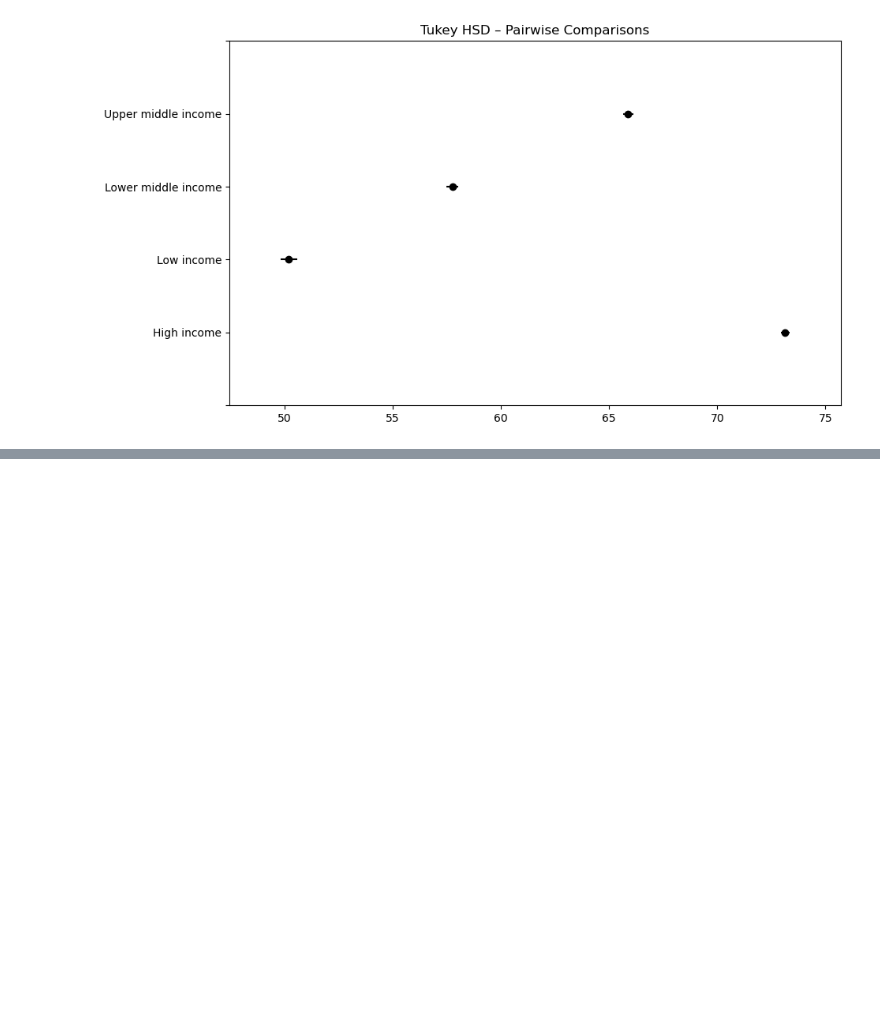
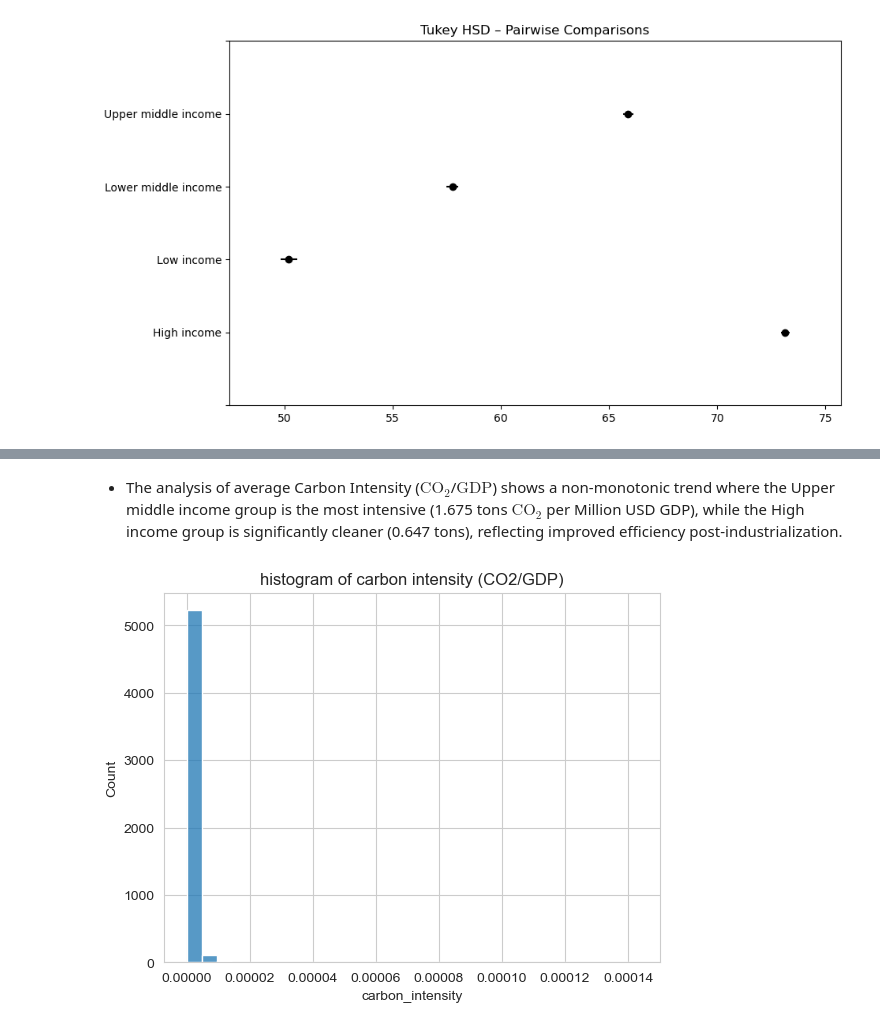
Before and after one commit to Avonik/ASDA_2025_newGroup_4_Portfolio, a Jupyter notebook: notebooks/week_05_group_4_notebook.ipynb, the cells around one changed output, grey strips where cells are left out. Cells and saved outputs as stored; diff of their text form; code cells hidden in the pictures; blank space fills up the shorter version.

```diff
--- a/notebooks/week_05_group_4_notebook.ipynb
+++ b/notebooks/week_05_group_4_notebook.ipynb
@@ -521,0 +692,3 @@ plt.show()
+# %%
+df_co2 = df.dropna(subset=['gdp_current_us', 'co2_emisions'])
+df_co2['carbon_intensity'] = df_co2['co2_emisions'] / df_co2['gdp_current_us']
@@ -521,0 +716,8 @@ plt.show()
+# %% [markdown]
+* The analysis of average Carbon Intensity ($\text{CO}_2$/$\text{GDP}$) shows a non-monotonic trend where the Upper middle income group is the most intensive (1.675 tons $\text{CO}_2$ per Million USD GDP), while the High income group is significantly cleaner (0.647 tons), reflecting improved efficiency post-industrialization.
+# %%
+sns.histplot(x="carbon_intensity", data=df_co2, bins=30)
+plt.title("histogram of carbon intensity (CO2/GDP)")
+plt.show()
+# %% [output]
+[figure, added]
```
Also changed, not shown: parts of 57 cells of this notebook, 1 other file.
